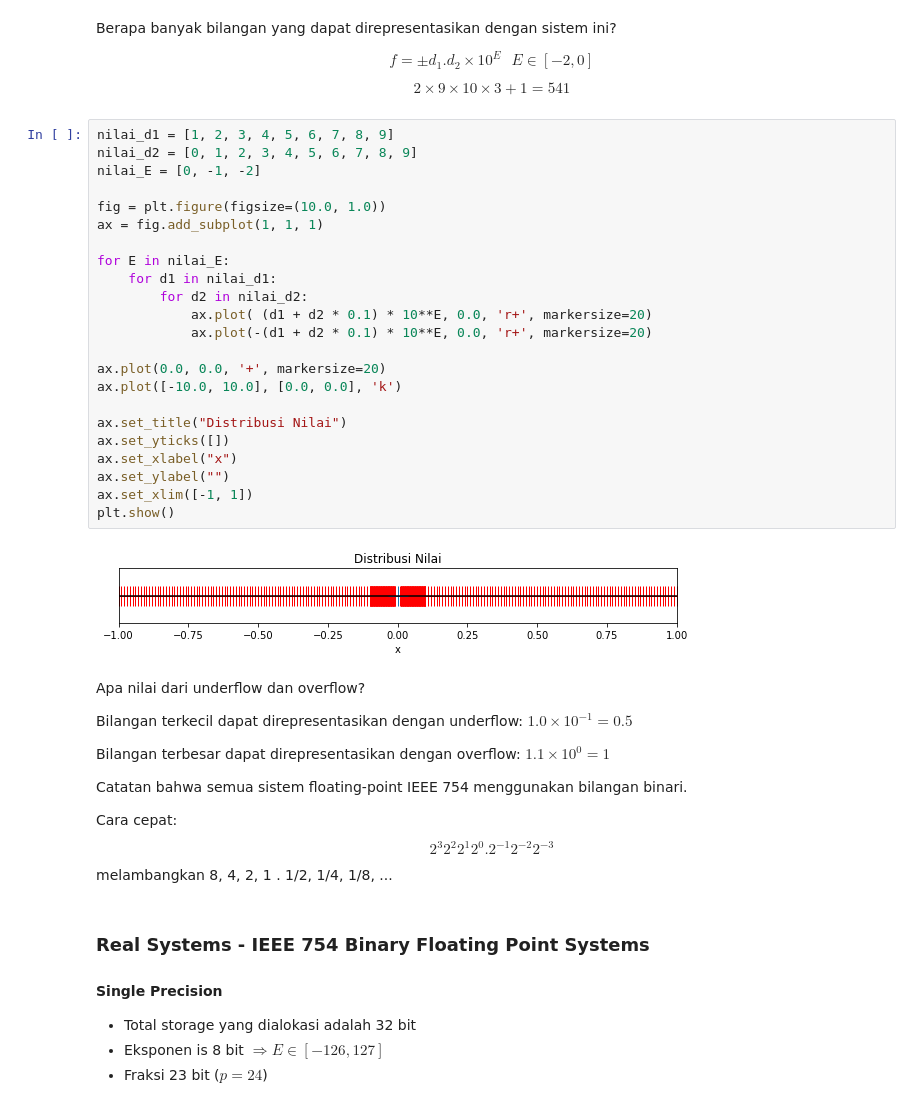
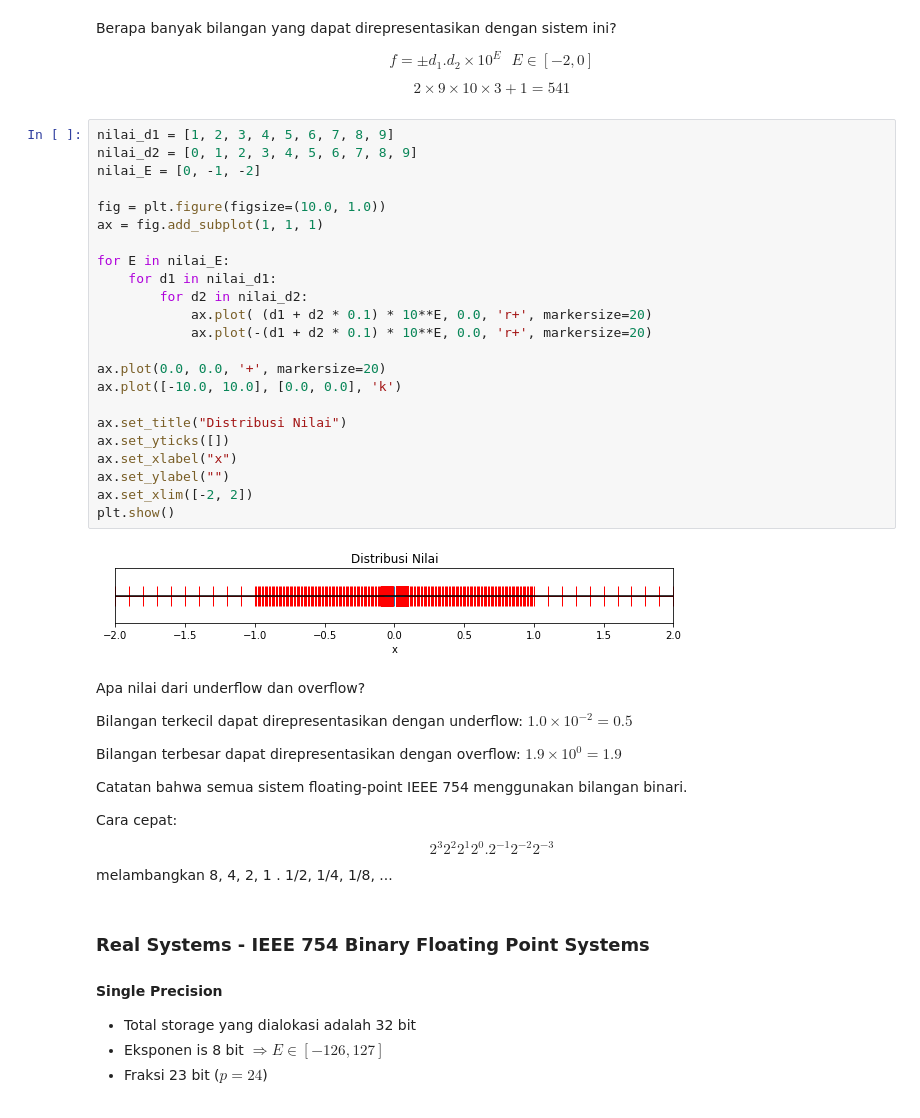
Before and after one commit to liebenlito/Metode-Numerik, a Jupyter notebook: Bilangan Floating Point.ipynb, the cells around one changed output. Cells and saved outputs as stored; diff of their text form.

```diff
--- a/Bilangan Floating Point.ipynb
+++ b/Bilangan Floating Point.ipynb
@@ -53,34 +53,34 @@ $$
 # %%
 nilai_d1 = [1, 2, 3, 4, 5, 6, 7, 8, 9]
 nilai_d2 = [0, 1, 2, 3, 4, 5, 6, 7, 8, 9]
 nilai_E = [0, -1, -2]
 
 fig = plt.figure(figsize=(10.0, 1.0))
 ax = fig.add_subplot(1, 1, 1)
 
 for E in nilai_E:
     for d1 in nilai_d1:
         for d2 in nilai_d2:
             ax.plot( (d1 + d2 * 0.1) * 10**E, 0.0, 'r+', markersize=20)
             ax.plot(-(d1 + d2 * 0.1) * 10**E, 0.0, 'r+', markersize=20)
 
 ax.plot(0.0, 0.0, '+', markersize=20)
 ax.plot([-10.0, 10.0], [0.0, 0.0], 'k')
 
 ax.set_title("Distribusi Nilai")
 ax.set_yticks([])
 ax.set_xlabel("x")
 ax.set_ylabel("")
-ax.set_xlim([-1, 1])
+ax.set_xlim([-2, 2])
 plt.show()
 # %% [output]
-[figure, old version]
+[figure, new version]
 # %% [markdown]
 Apa nilai dari underflow dan overflow?
 
-Bilangan terkecil dapat direpresentasikan dengan underflow:  $1.0 \times 10^{-1} = 0.5$
+Bilangan terkecil dapat direpresentasikan dengan underflow:  $1.0 \times 10^{-2} = 0.5$
 
-Bilangan terbesar dapat direpresentasikan dengan overflow:  $1.1 \times 10^0 = 1$
+Bilangan terbesar dapat direpresentasikan dengan overflow:  $1.9 \times 10^0 = 1.9$
 
 Catatan bahwa semua sistem floating-point IEEE 754 menggunakan bilangan binari.
 
```
Also changed, not shown: parts of 2 cells of this notebook.
